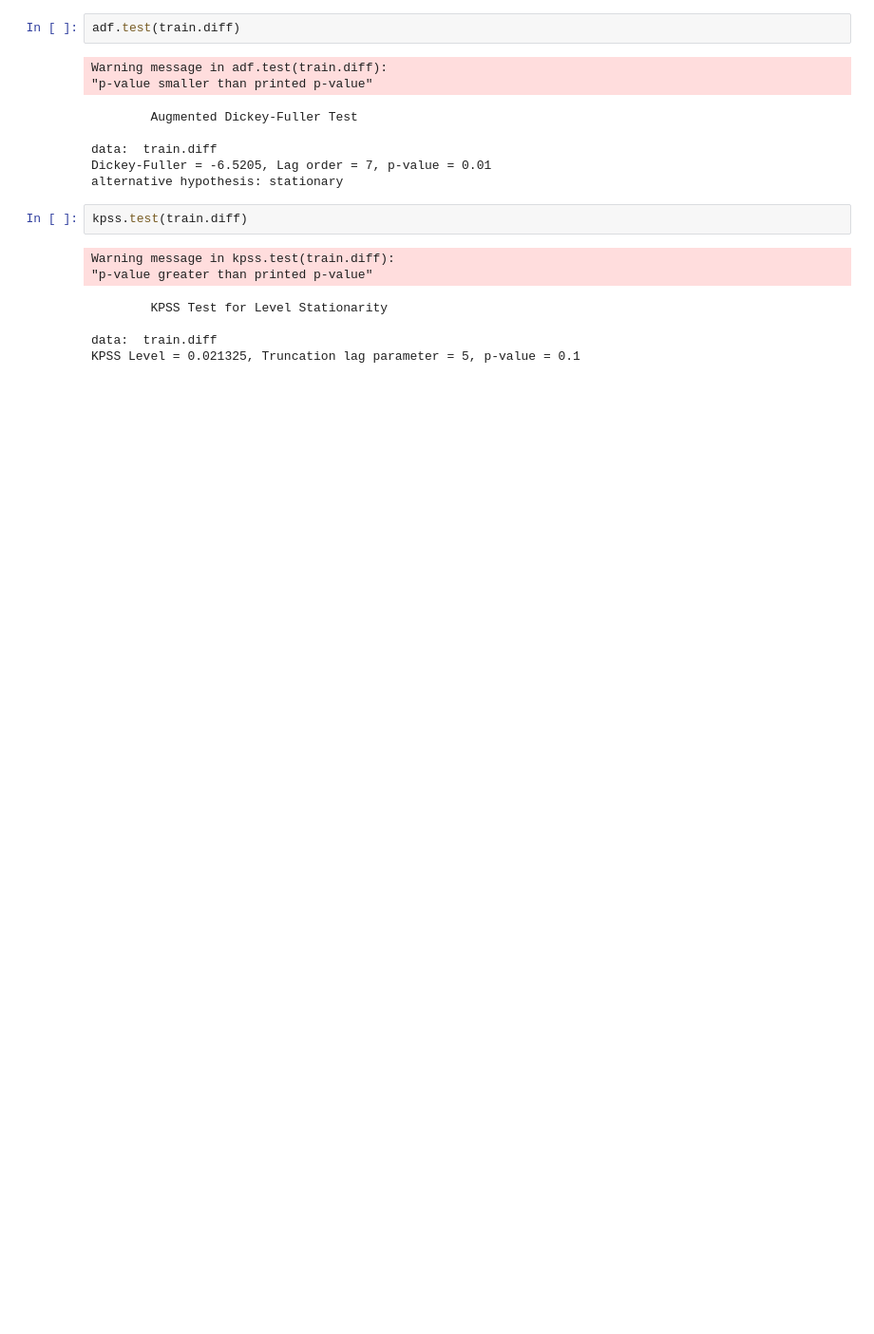
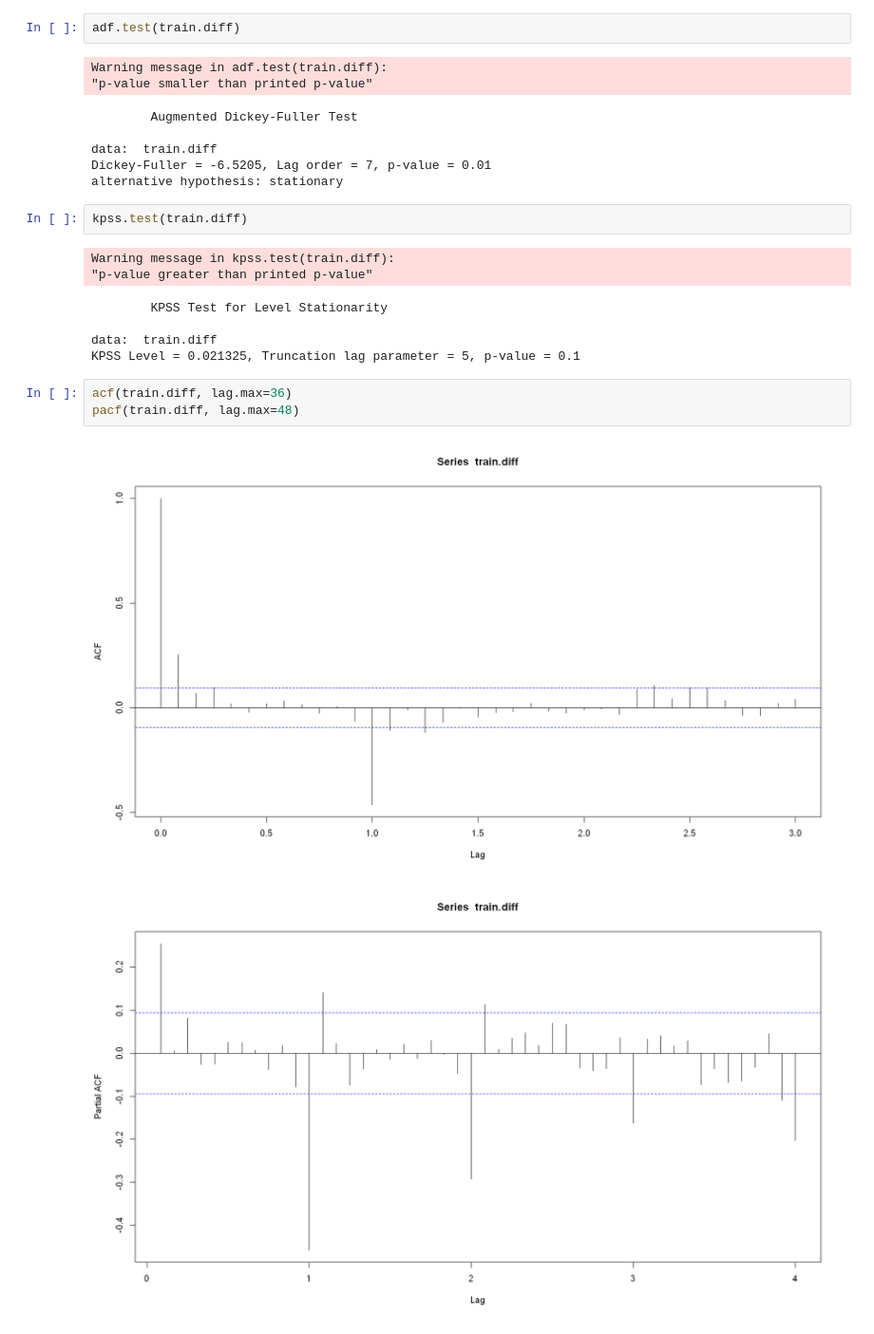
Before and after one commit to AndreasPalmgren/Sthlm-Temp-ARIMA, a Jupyter notebook: SthlmMeanTemperature.ipynb, the cells around one changed output. Shown at 95% size. Cells and saved outputs as stored; diff of their text form; blank space fills up the shorter version.

```diff
--- a/SthlmMeanTemperature.ipynb
+++ b/SthlmMeanTemperature.ipynb
@@ -178,5 +195,11 @@ Warning message in kpss.test(train.diff):
 
 data:  train.diff
 KPSS Level = 0.021325, Truncation lag parameter = 5, p-value = 0.1
+# %%
+acf(train.diff, lag.max=36)
+pacf(train.diff, lag.max=48)
+# %% [output]
+[figure, added]
+[figure, added]
 # %%
 p <- q <- P <- Q <- 0:3
```
Also changed, not shown: parts of 16 cells of this notebook.
